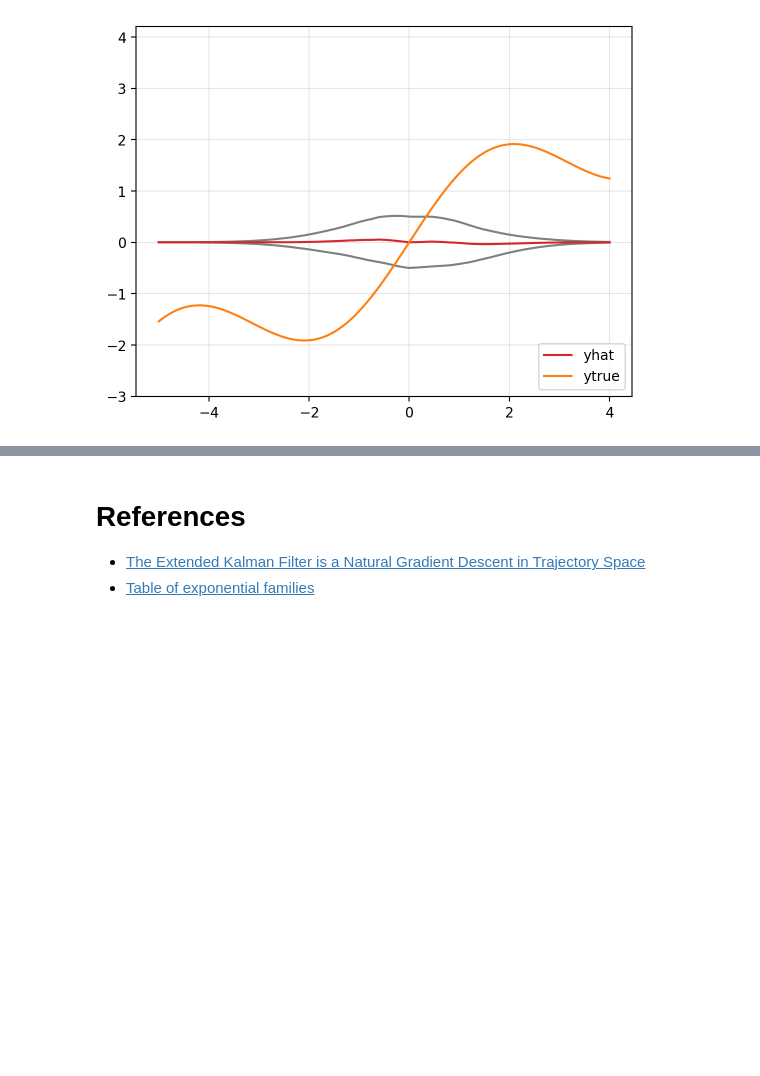
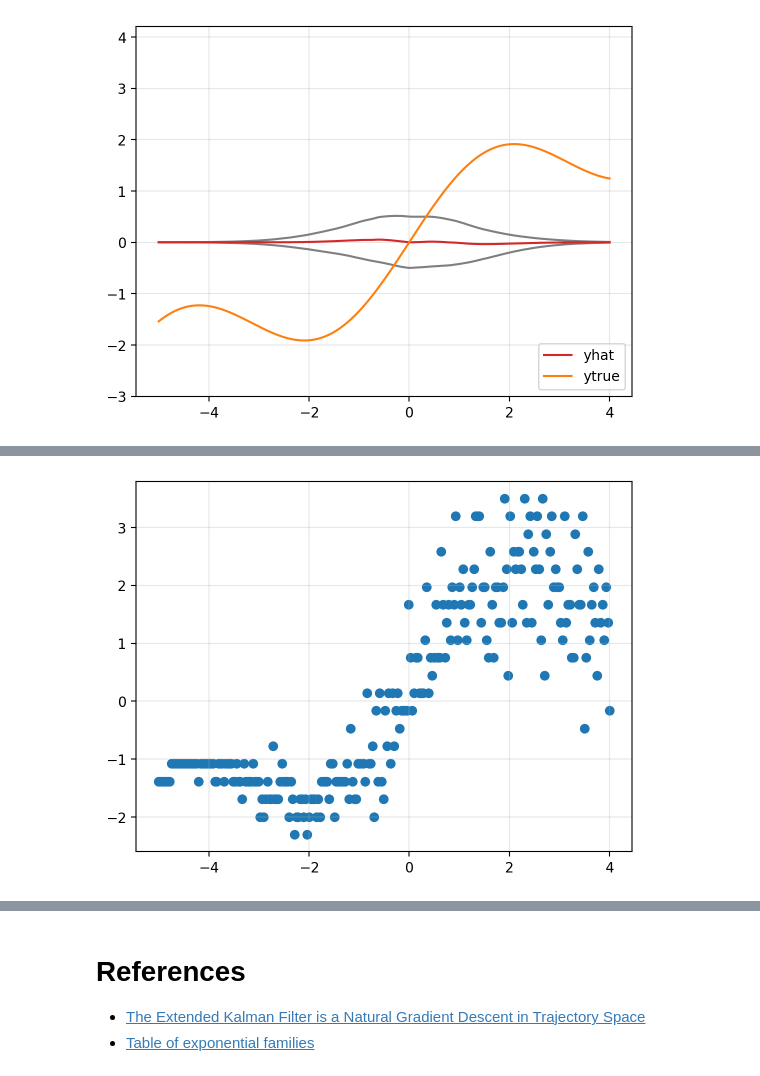
Before and after one commit to gerdm/bayes, a Jupyter notebook: exponential-families-ekf.ipynb, the cells around one changed output, grey strips where cells are left out. Drawn from its saved outputs; the diff is of its cells as text; code cells hidden in the pictures; blank space fills up the shorter version.

```diff
--- a/exponential-families-ekf.ipynb
+++ b/exponential-families-ekf.ipynb
@@ -271,0 +393,29 @@ MovieWriter ffmpeg unavailable; using Pillow instead.
+# %%
+key = jax.random.PRNGKey(314)
+key_data, key_train = jax.random.split(key)
+
+n_samples = 250
+key_x, key_y = jax.random.split(key_data)
+
+key_noise, key_y = jax.random.split(key_y)
+err = jax.random.normal(key_y, (n_samples,))
+
+x = jnp.linspace(-5, 4, n_samples)
+
+scales = jnp.linspace(0.01, 1.0, n_samples)
+# scales = np.sqrt(jnp.exp(x / 2))
+err = err * scales
+
+
+y_clean = 0.5 * x + jnp.sin(x)
+y = y_clean + err
+
+ixs_new = jax.random.choice(key_x, n_samples, (n_samples,), replace=False)
+x, y = x[ixs_new], y[ixs_new]
+y_clean = y_clean[ixs_new]
+
+X = basis_transform(x[:, None])
+X = ((x - x.mean()) / x.std())[:, None]
+
+plt.scatter(x, y)
+plt.grid(alpha=0.3)
@@ -271,0 +424,10 @@ MovieWriter ffmpeg unavailable; using Pillow instead.
+# %%
+k = 20
+bins = jnp.linspace(-2.3, 3.5, k)
+ycat = jnp.digitize(y, bins)
+yohe = jax.nn.one_hot(ycat, k)
+
+plt.scatter(x, bins[ycat])
+plt.grid(alpha=0.3)
+# %% [output]
+[figure, added]
```
Also changed, not shown: parts of 27 cells of this notebook.
